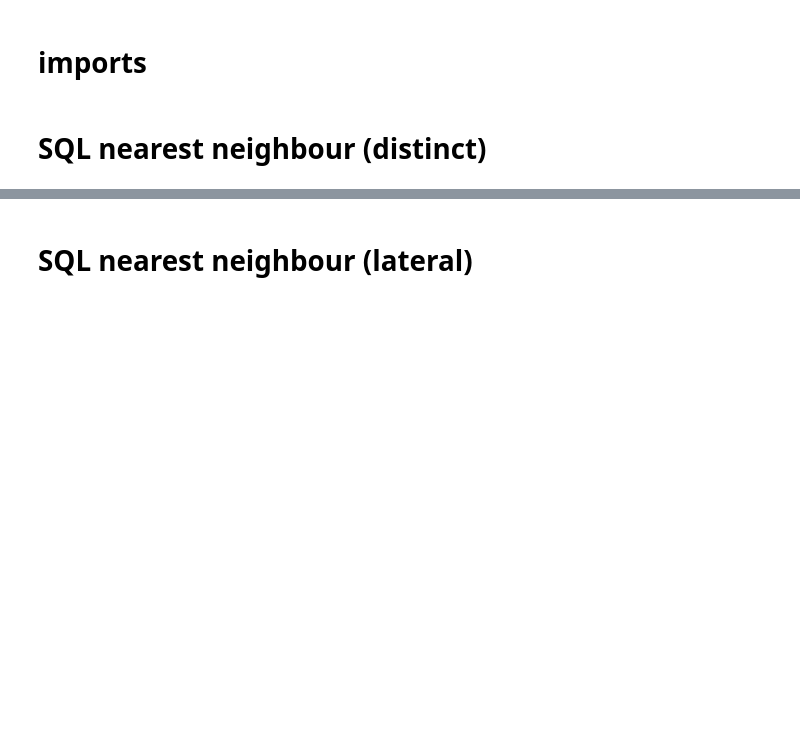
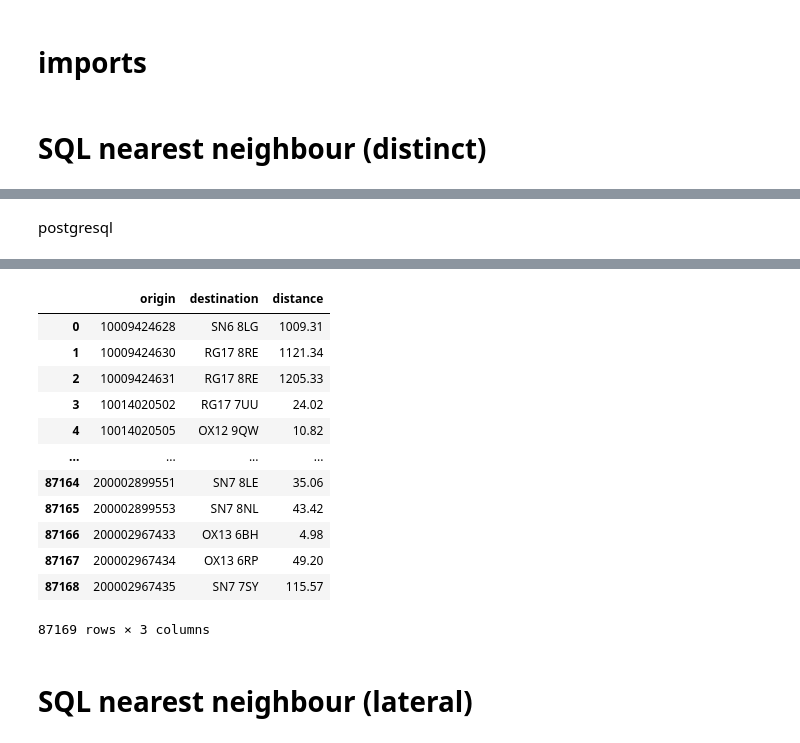
Before and after one commit to carlospadron/spatial_knn, a Jupyter notebook: nearest_neighbour.ipynb, the cells around one changed output, grey strips where cells are left out. Cells and saved outputs as stored; diff of their text form; code cells hidden in the pictures; blank space fills up the shorter version.

```diff
--- a/nearest_neighbour.ipynb
+++ b/nearest_neighbour.ipynb
@@ -64,0 +55,7 @@ Timedelta('0 days 00:04:53.149282')
+# %% [markdown]
+postgresql
+# %%
+run_script('sql/sql_distinct/knn.py')
+reference = pd.read_csv('sql/sql_distinct/result.csv')
+reference
+# %% [output]
@@ -65,2 +63,15 @@ Timedelta('0 days 00:04:53.149282')
+|  | origin | destination | distance |
+| 0 | 10009424628 | SN6 8LG | 1009.31 |
+| 1 | 10009424630 | RG17 8RE | 1121.34 |
+| 2 | 10009424631 | RG17 8RE | 1205.33 |
+| 3 | 10014020502 | RG17 7UU | 24.02 |
+| 4 | 10014020505 | OX12 9QW | 10.82 |
+| ... | ... | ... | ... |
+| 87164 | 200002899551 | SN7 8LE | 35.06 |
+| 87165 | 200002899553 | SN7 8NL | 43.42 |
+| 87166 | 200002967433 | OX13 6BH | 4.98 |
+| 87167 | 200002967434 | OX13 6RP | 49.20 |
+| 87168 | 200002967435 | SN7 7SY | 115.57 |
+87169 rows × 3 columns
 # %% [markdown]
 # SQL nearest neighbour (lateral)
```
Also changed, not shown: parts of 79 cells of this notebook, 5 other files.
